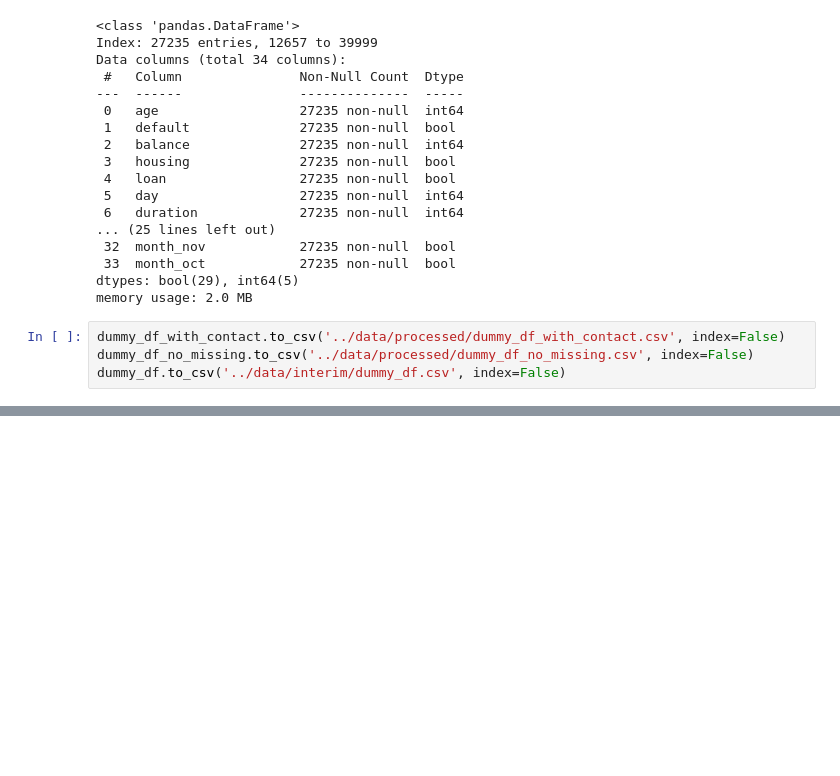
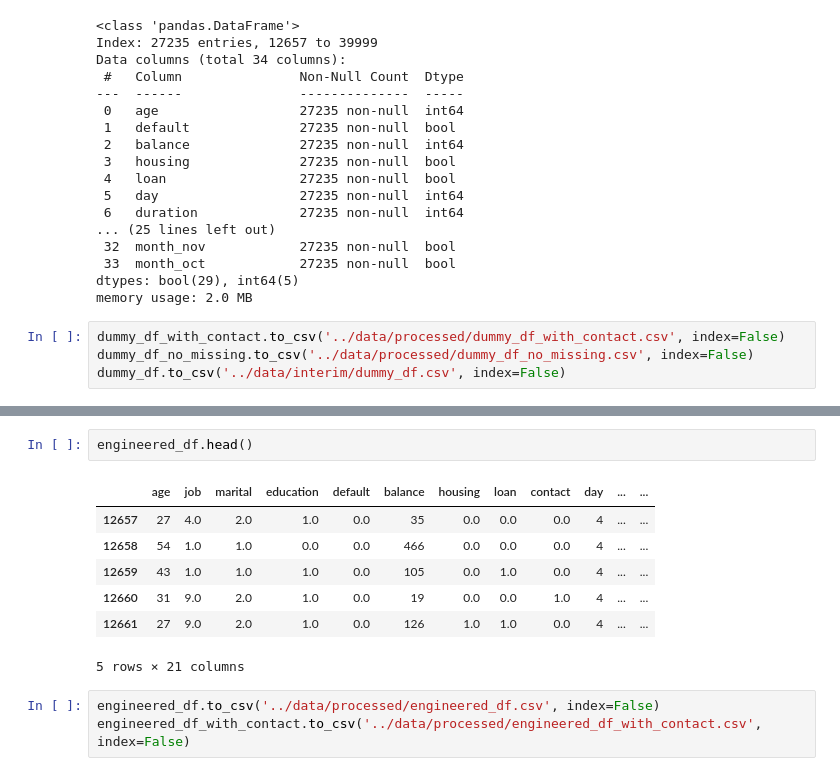
Before and after one commit to megmkr/TermDepositMarketing, a Jupyter notebook: notebooks/feature_engineering.ipynb, the cells around one changed output, grey strips where cells are left out. Drawn from its saved outputs; the diff is of its cells as text; blank space fills up the shorter version.

```diff
--- a/notebooks/feature_engineering.ipynb
+++ b/notebooks/feature_engineering.ipynb
@@ -442,0 +565,13 @@ dummy_df.to_csv('../data/interim/dummy_df.csv', index=False)
+# %%
+engineered_df.head()
+# %% [output]
+|  | age | job | marital | education | default | balance | housing | loan | contact | day | ... | ... |
+| 12657 | 27 | 4.0 | 2.0 | 1.0 | 0.0 | 35 | 0.0 | 0.0 | 0.0 | 4 | ... | ... |
+| 12658 | 54 | 1.0 | 1.0 | 0.0 | 0.0 | 466 | 0.0 | 0.0 | 0.0 | 4 | ... | ... |
+| 12659 | 43 | 1.0 | 1.0 | 1.0 | 0.0 | 105 | 0.0 | 1.0 | 0.0 | 4 | ... | ... |
+| 12660 | 31 | 9.0 | 2.0 | 1.0 | 0.0 | 19 | 0.0 | 0.0 | 1.0 | 4 | ... | ... |
+| 12661 | 27 | 9.0 | 2.0 | 1.0 | 0.0 | 126 | 1.0 | 1.0 | 0.0 | 4 | ... | ... |
+5 rows × 21 columns
+# %%
+engineered_df.to_csv('../data/processed/engineered_df.csv', index=False)
+engineered_df_with_contact.to_csv('../data/processed/engineered_df_with_contact.csv', index=False)
```
Also changed, not shown: parts of 12 cells of this notebook, 4 other files.
